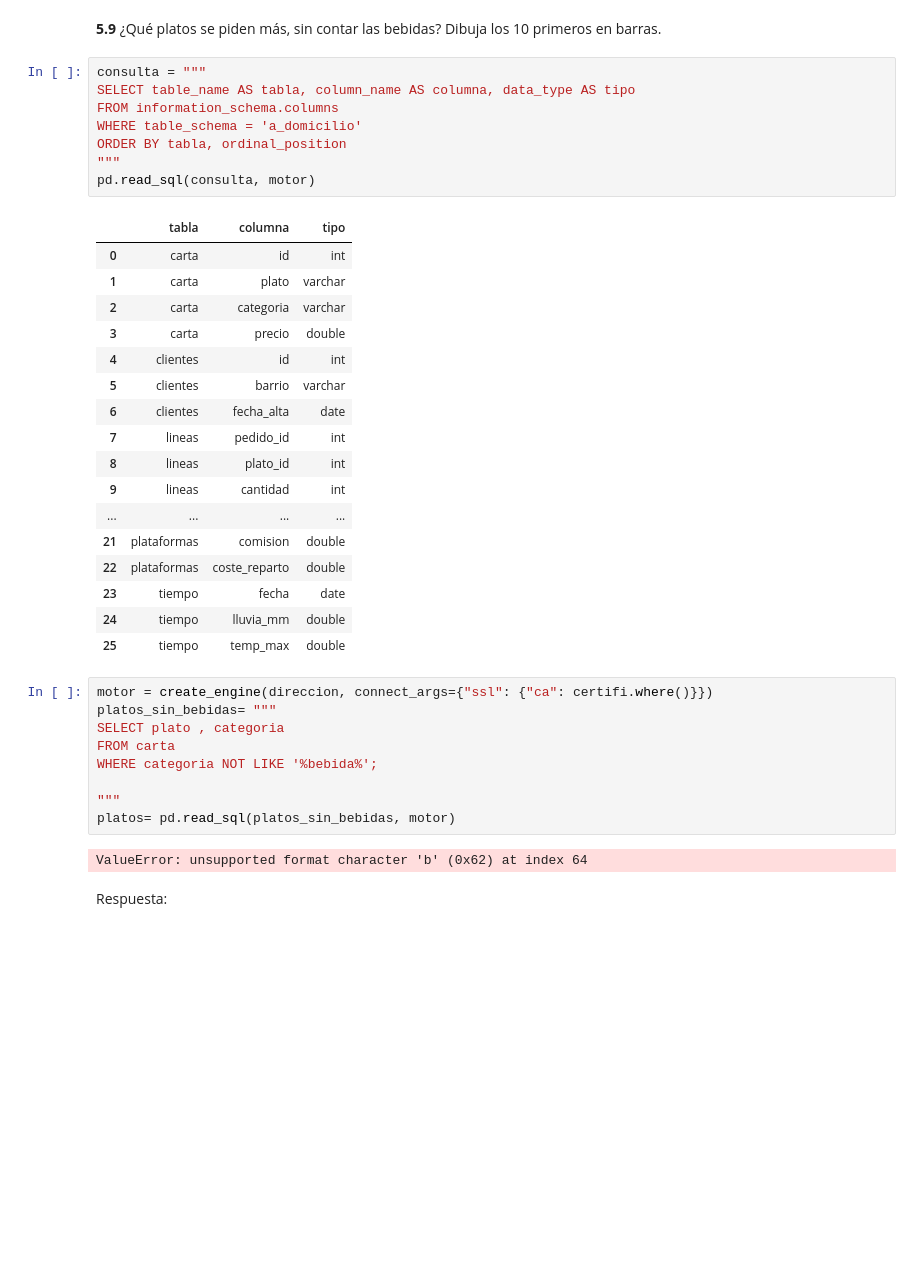
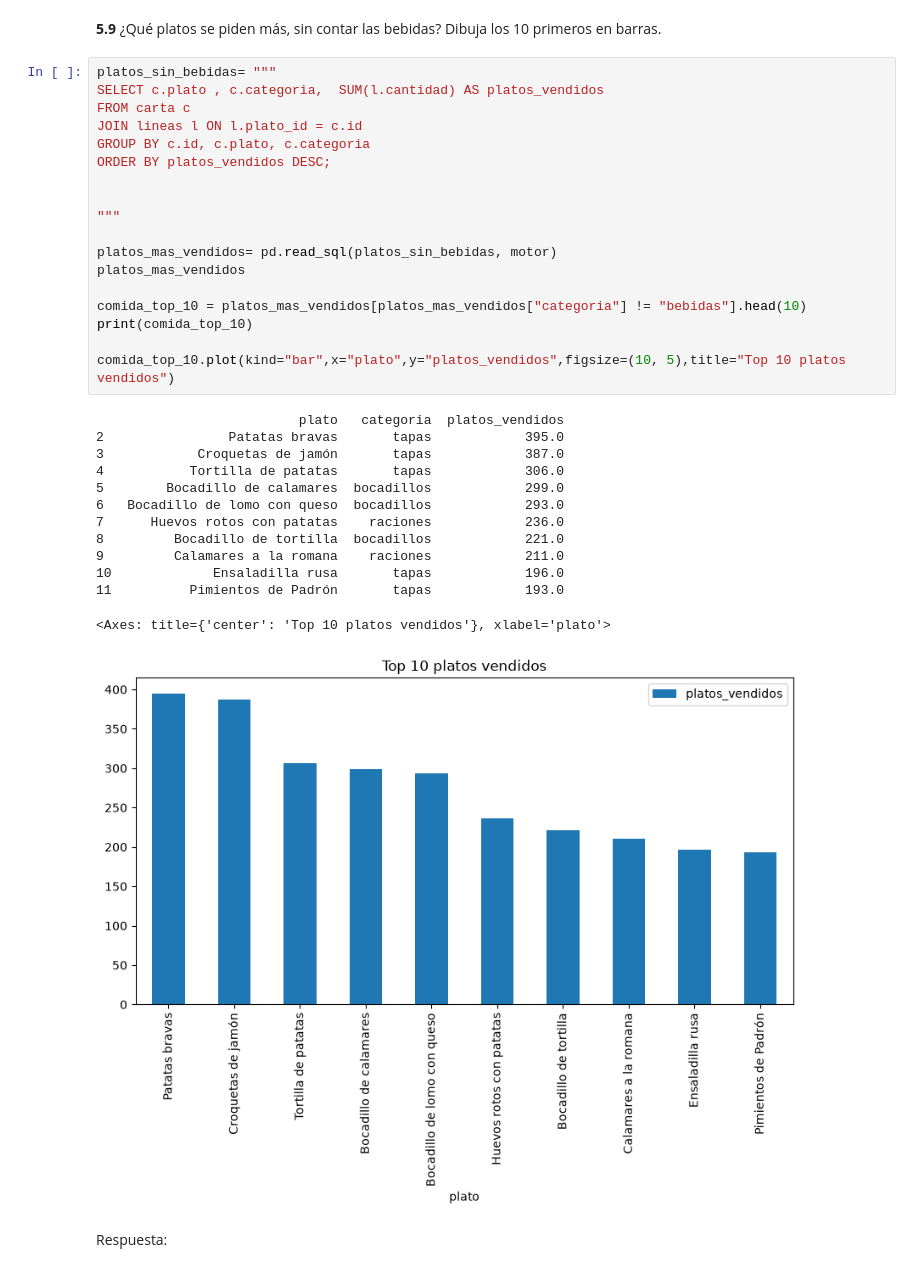
Before and after one commit to jonvaque69-cmyk/A-domicilio, a Jupyter notebook: a_domicilio.ipynb, the cells around one changed output. Saved outputs shown, nothing was run; the diff lists cells and outputs as text; blank space fills up the shorter version.

```diff
--- a/a_domicilio.ipynb
+++ b/a_domicilio.ipynb
@@ -693,42 +693,37 @@ Respuesta: La media de pedidos los días que llueve es bastante superior a cuand
 # %% [markdown]
 **5.9** ¿Qué platos se piden más, sin contar las bebidas? Dibuja los 10 primeros en barras.
-# %%
-consulta = """
-SELECT table_name AS tabla, column_name AS columna, data_type AS tipo
-FROM information_schema.columns
-WHERE table_schema = 'a_domicilio'
-ORDER BY tabla, ordinal_position
-"""
-pd.read_sql(consulta, motor)
-# %% [output]
-|  | tabla | columna | tipo |
-| 0 | carta | id | int |
-| 1 | carta | plato | varchar |
-| 2 | carta | categoria | varchar |
-| 3 | carta | precio | double |
-| 4 | clientes | id | int |
-| 5 | clientes | barrio | varchar |
-| 6 | clientes | fecha_alta | date |
-| 7 | lineas | pedido_id | int |
-| 8 | lineas | plato_id | int |
-| 9 | lineas | cantidad | int |
-| ... | ... | ... | ... |
-| 21 | plataformas | comision | double |
-| 22 | plataformas | coste_reparto | double |
-| 23 | tiempo | fecha | date |
-| 24 | tiempo | lluvia_mm | double |
-| 25 | tiempo | temp_max | double |
-# %%
-motor = create_engine(direccion, connect_args={"ssl": {"ca": certifi.where()}})
-platos_sin_bebidas= """
-SELECT plato , categoria
-FROM carta
-WHERE categoria NOT LIKE '%bebida%';
-
-"""
-platos= pd.read_sql(platos_sin_bebidas, motor)
-# %% [output]
-ValueError: unsupported format character 'b' (0x62) at index 64
+# %%
+platos_sin_bebidas= """
+SELECT c.plato , c.categoria,  SUM(l.cantidad) AS platos_vendidos
+FROM carta c
+JOIN lineas l ON l.plato_id = c.id
+GROUP BY c.id, c.plato, c.categoria
+ORDER BY platos_vendidos DESC;
+
+
+"""
+
+platos_mas_vendidos= pd.read_sql(platos_sin_bebidas, motor)
+platos_mas_vendidos
+
+comida_top_10 = platos_mas_vendidos[platos_mas_vendidos["categoria"] != "bebidas"].head(10)
+print(comida_top_10)
+
+comida_top_10.plot(kind="bar",x="plato",y="platos_vendidos",figsize=(10, 5),title="Top 10 platos vendidos")
+# %% [output]
+                          plato   categoria  platos_vendidos
+2                Patatas bravas       tapas            395.0
+3            Croquetas de jamón       tapas            387.0
+4           Tortilla de patatas       tapas            306.0
+5        Bocadillo de calamares  bocadillos            299.0
+6   Bocadillo de lomo con queso  bocadillos            293.0
+7      Huevos rotos con patatas    raciones            236.0
+8         Bocadillo de tortilla  bocadillos            221.0
+9         Calamares a la romana    raciones            211.0
+10             Ensaladilla rusa       tapas            196.0
+11          Pimientos de Padrón       tapas            193.0
+<Axes: title={'center': 'Top 10 platos vendidos'}, xlabel='plato'>
+[figure, added]
 # %% [markdown]
 Respuesta:
 # %% [markdown]
```
Also changed, not shown: parts of 6 cells of this notebook, 3 other files.
